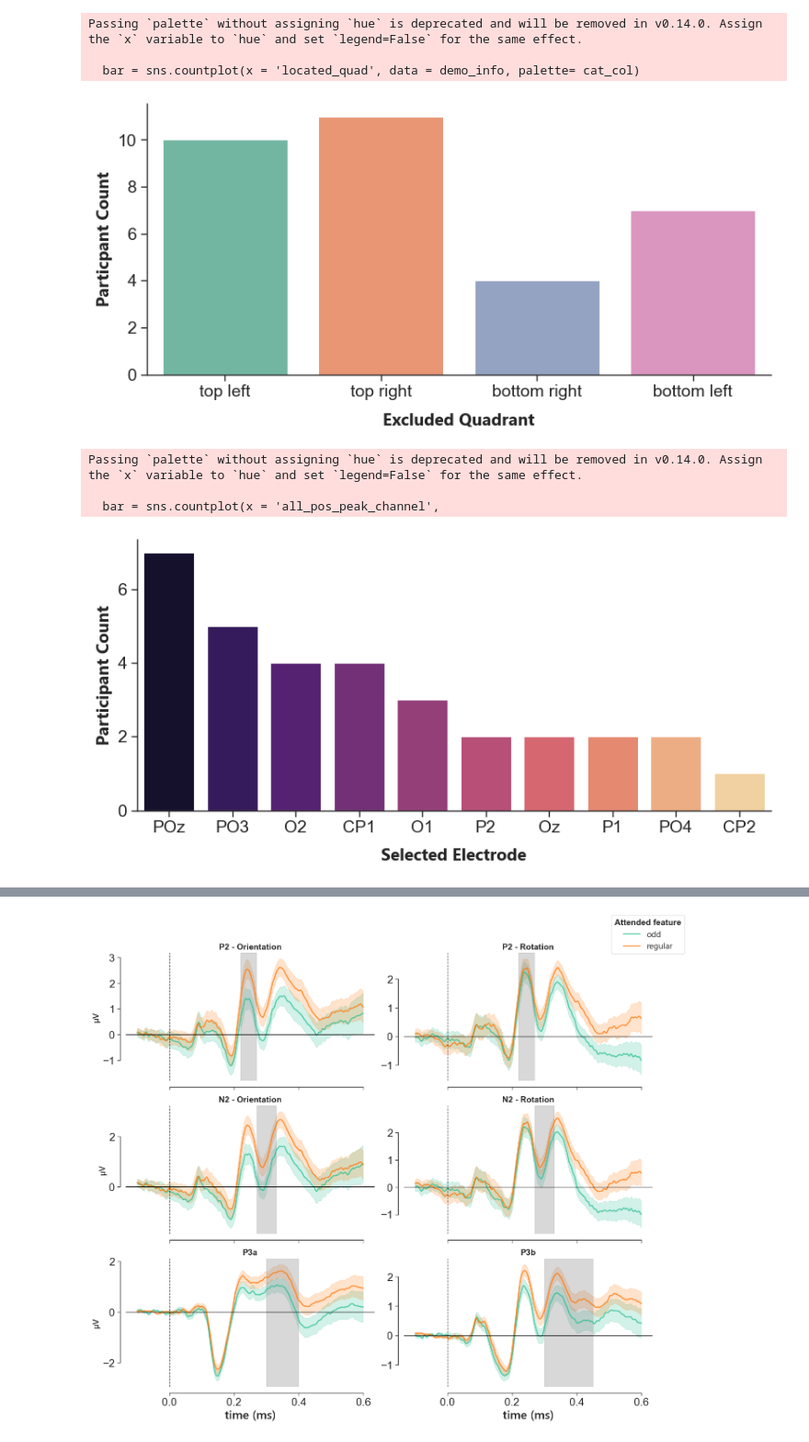
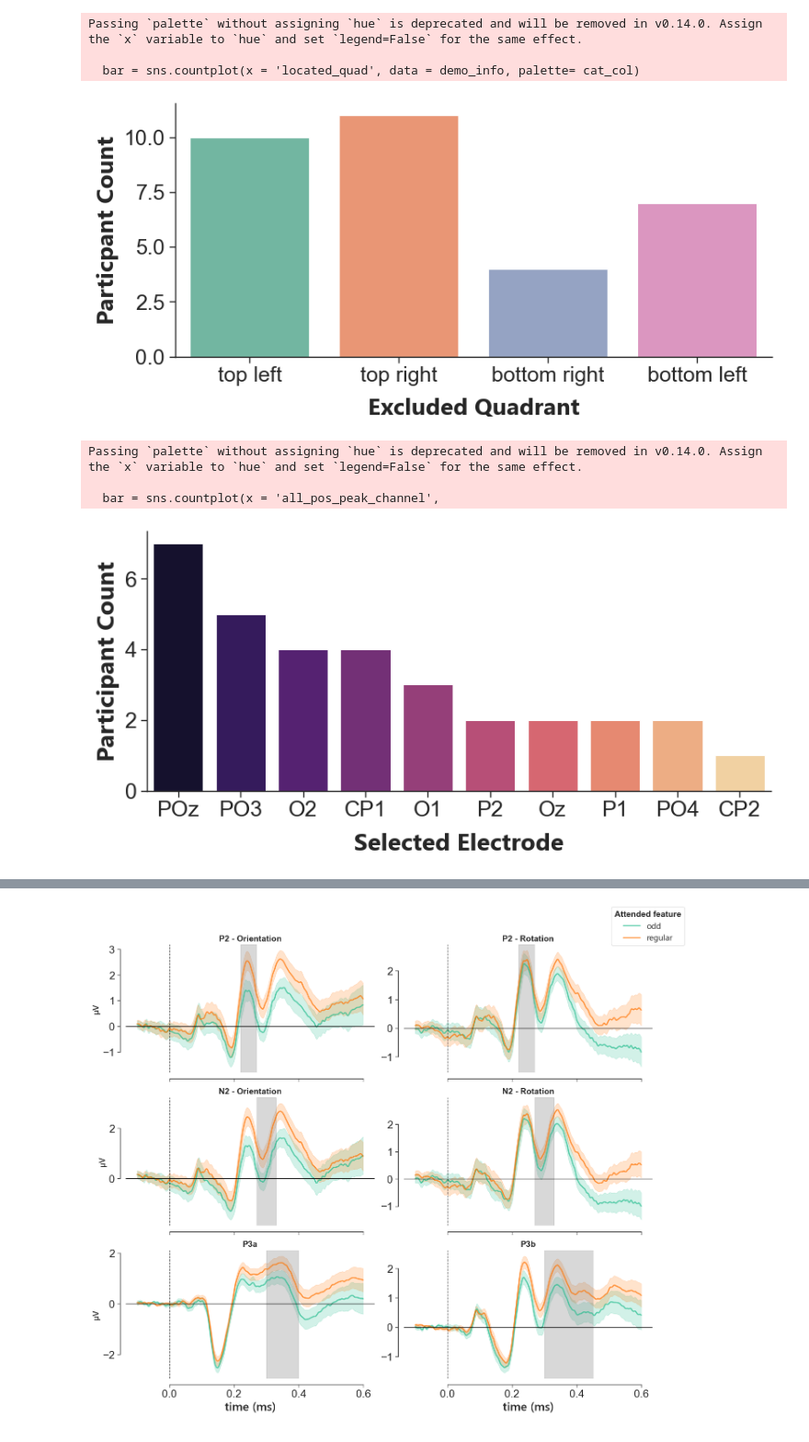
Before and after one commit to maxvanmigem/low-level-visual-prediction-processing, a Jupyter notebook: plotting/figure_plots.ipynb, the cells around one changed output, grey strips where cells are left out. Shown at 92% size. Saved outputs shown, nothing was run; the diff lists cells and outputs as text; code cells hidden in the pictures.

```diff
--- a/plotting/figure_plots.ipynb
+++ b/plotting/figure_plots.ipynb
@@ -53,38 +45,38 @@ sns.set_context("paper")
 sns.set_style("ticks")
 
 fig, axes = plt.subplots(1,1, figsize=(8, 4), sharey=False)
 
 bar = sns.countplot(x = 'located_quad', data = demo_info, palette= cat_col)
 
 # Customize appearance
-axes.set_ylabel('Particpant Count',fontdict={'family': 'Segoe UI', 'weight' : 'bold','size':14})
-axes.set_xlabel('Excluded Quadrant', labelpad = 10,fontdict={'family': 'Segoe UI', 'weight' : 'bold','size':14})
+axes.set_ylabel('Particpant Count',fontdict={'family': 'Segoe UI', 'weight' : 'bold','size':20})
+axes.set_xlabel('Excluded Quadrant', labelpad = 10,fontdict={'family': 'Segoe UI', 'weight' : 'bold','size':20})
 
 current_ticks = axes.get_xticks()  # [0, 1, 2] for x-axis
 current_labels = axes.get_xticklabels()  # ['A', 'B', 'C']
 
 # Set new labels (must be same length as current labels)
 new_labels = ['top left', 'top right', 'bottom right', 'bottom left']
 axes.set_xticklabels(new_labels)
 
-axes.tick_params(axis='both', labelsize=14)
-axes.tick_params(axis='both', labelsize=14)
+axes.tick_params(axis='both', labelsize=18)
+axes.tick_params(axis='both', labelsize=18)
 
 # Adjust legend position if needed
 if axes.get_legend() is not None:
     axes.get_legend().remove()
 
 # Adjust layout to prevent overlap
 sns.despine()
 plt.tight_layout()
 # Show the figure
 plt.show()
 # fig.savefig('localiser.png')
 # %% [output]
 Passing `palette` without assigning `hue` is deprecated and will be removed in v0.14.0. Assign the `x` variable to `hue` and set `legend=False` for the same effect.
 
   bar = sns.countplot(x = 'located_quad', data = demo_info, palette= cat_col)
-[figure, old version]
+[figure, new version]
 # %%
 # Selected electrode
 continuous_col = sns.color_palette("magma",10)
@@ -99,11 +91,11 @@ bar = sns.countplot(x = 'all_pos_peak_channel',
                     order=peak_prop['all_pos_peak_channel'].value_counts().index)
 
 # Customize appearance
-axes.set_ylabel('Participant Count',fontdict={'family': 'Segoe UI', 'weight' : 'bold','size':14})
-axes.set_xlabel('Selected Electrode', labelpad = 10,fontdict={'family': 'Segoe UI', 'weight' : 'bold','size':14})
+axes.set_ylabel('Participant Count',fontdict={'family': 'Segoe UI', 'weight' : 'bold','size':20})
+axes.set_xlabel('Selected Electrode', labelpad = 10,fontdict={'family': 'Segoe UI', 'weight' : 'bold','size':20})
 
-axes.tick_params(axis='both', labelsize=14)
-axes.tick_params(axis='both', labelsize=14)
+axes.tick_params(axis='both', labelsize=18)
+axes.tick_params(axis='both', labelsize=18)
 
 # Adjust legend position if needed
 if axes.get_legend() is not None:
@@ -119,7 +111,7 @@ plt.show()
 Passing `palette` without assigning `hue` is deprecated and will be removed in v0.14.0. Assign the `x` variable to `hue` and set `legend=False` for the same effect.
 
   bar = sns.countplot(x = 'all_pos_peak_channel',
-[figure, old version]
+[figure, new version]
 # %%
 # Localiser lineplot
 
```
Also changed, not shown: parts of 13 cells of this notebook, 24 other files.
